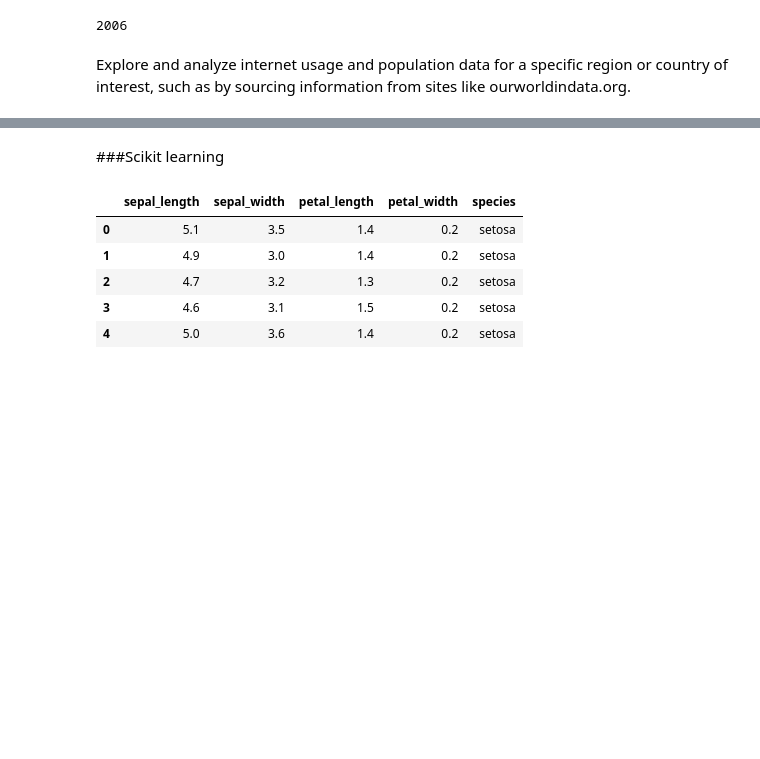
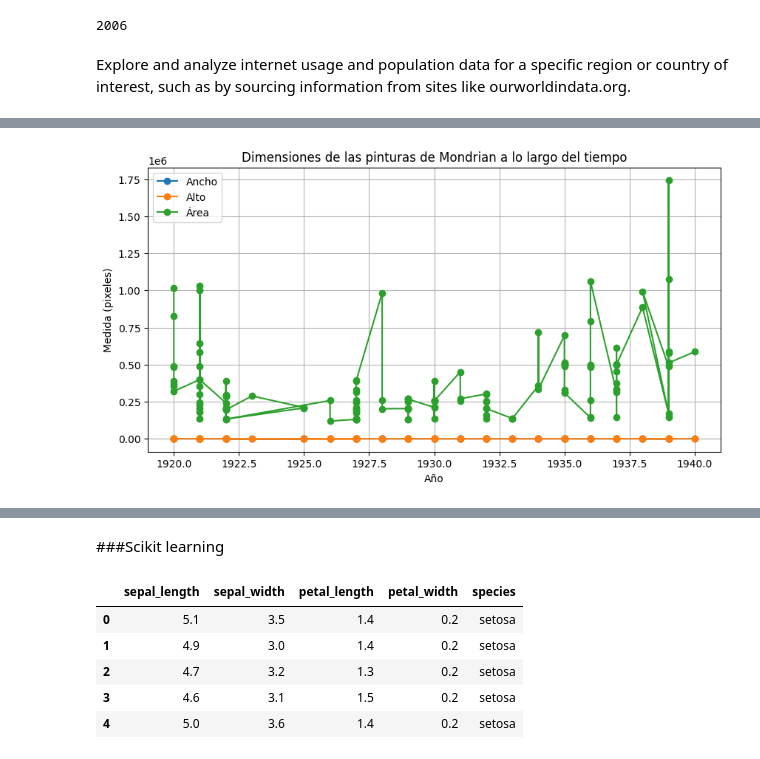
Before and after one commit to vidalesdavid/mineria_de_datos, a Jupyter notebook: Mineria_de_datos_183060.ipynb, the cells around one changed output, grey strips where cells are left out. Saved outputs shown, nothing was run; the diff lists cells and outputs as text; code cells hidden in the pictures; blank space fills up the shorter version.

```diff
--- a/Mineria_de_datos_183060.ipynb
+++ b/Mineria_de_datos_183060.ipynb
@@ -1107,0 +1170,23 @@ Explore and analyze internet usage and population data for a specific region or
+# %%
+import pandas as pd
+import matplotlib.pyplot as plt
+
+# Cargar dataset con información de las pinturas
+painting_info = pd.read_csv("mondrian-painting-info.csv")  # columnas: painting_id, year, title, width, height
+
+# Calcular área de cada pintura
+painting_info["area"] = painting_info["width"] * painting_info["height"]
+
+# Graficar ancho, alto y área contra el año
+plt.figure(figsize=(10,5))
+plt.plot(painting_info["year"], painting_info["width"], "o-", label="Ancho")
+plt.plot(painting_info["year"], painting_info["height"], "o-", label="Alto")
+plt.plot(painting_info["year"], painting_info["area"], "o-", label="Área")
+plt.title("Dimensiones de las pinturas de Mondrian a lo largo del tiempo")
+plt.xlabel("Año")
+plt.ylabel("Medida (pixeles)")
+plt.legend()
+plt.grid(True)
+plt.show()
+# %% [output]
+[figure, added]
```
Also changed, not shown: parts of 14 cells of this notebook.
